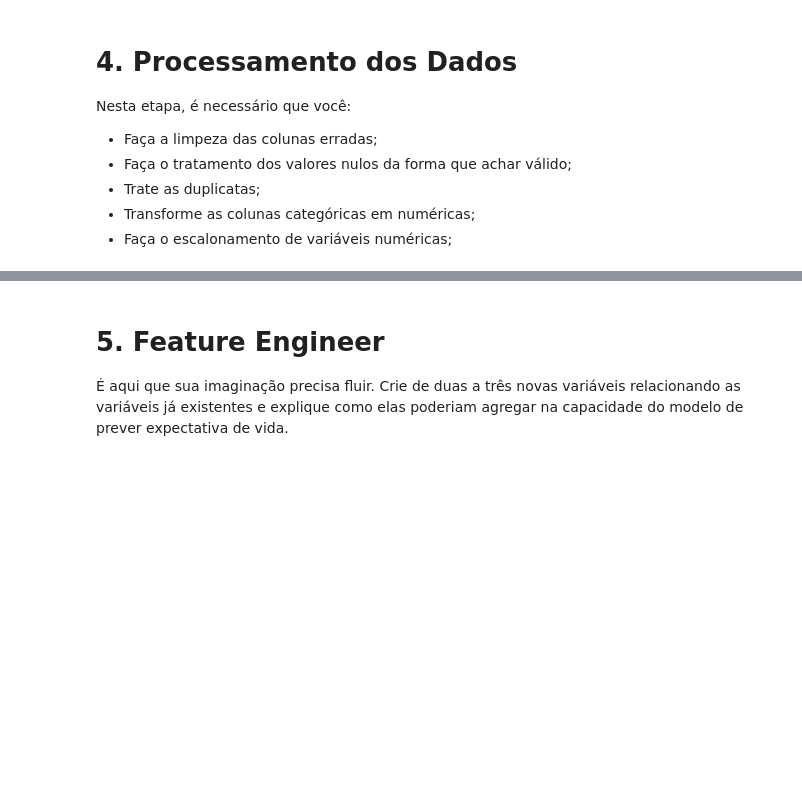
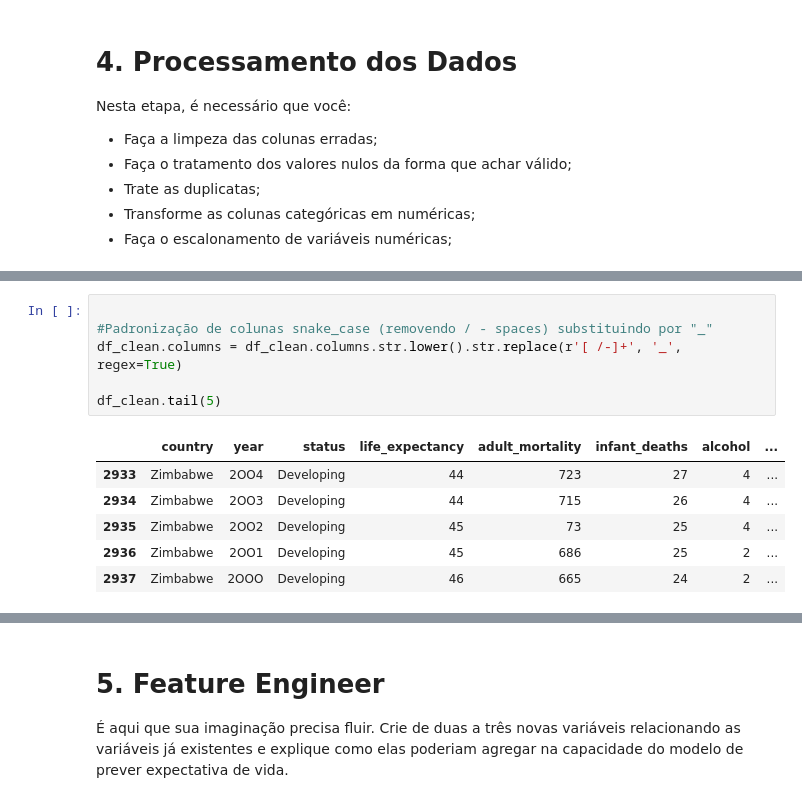
Before and after one commit to anasegatelli/curso-facens-python, a Jupyter notebook: ML/aula 1/Aula1_aula_casa.ipynb, the cells around one changed output, grey strips where cells are left out. Cells and saved outputs as stored; diff of their text form; blank space fills up the shorter version.

```diff
--- a/ML/aula 1/Aula1_aula_casa.ipynb
+++ b/ML/aula 1/Aula1_aula_casa.ipynb
@@ -755,0 +732,13 @@ memory usage: 527.9+ KB
+# %%
+
+#Padronização de colunas snake_case (removendo / - spaces) substituindo por "_"
+df_clean.columns = df_clean.columns.str.lower().str.replace(r'[ /-]+', '_', regex=True)
+
+df_clean.tail(5)
+# %% [output]
+|  | country | year | status | life_expectancy | adult_mortality | infant_deaths | alcohol | ... |
+| 2933 | Zimbabwe | 2OO4 | Developing | 44 | 723 | 27 | 4 | ... |
+| 2934 | Zimbabwe | 2OO3 | Developing | 44 | 715 | 26 | 4 | ... |
+| 2935 | Zimbabwe | 2OO2 | Developing | 45 | 73 | 25 | 4 | ... |
+| 2936 | Zimbabwe | 2OO1 | Developing | 45 | 686 | 25 | 2 | ... |
+| 2937 | Zimbabwe | 2OOO | Developing | 46 | 665 | 24 | 2 | ... |
```
Also changed, not shown: parts of 11 cells of this notebook.
